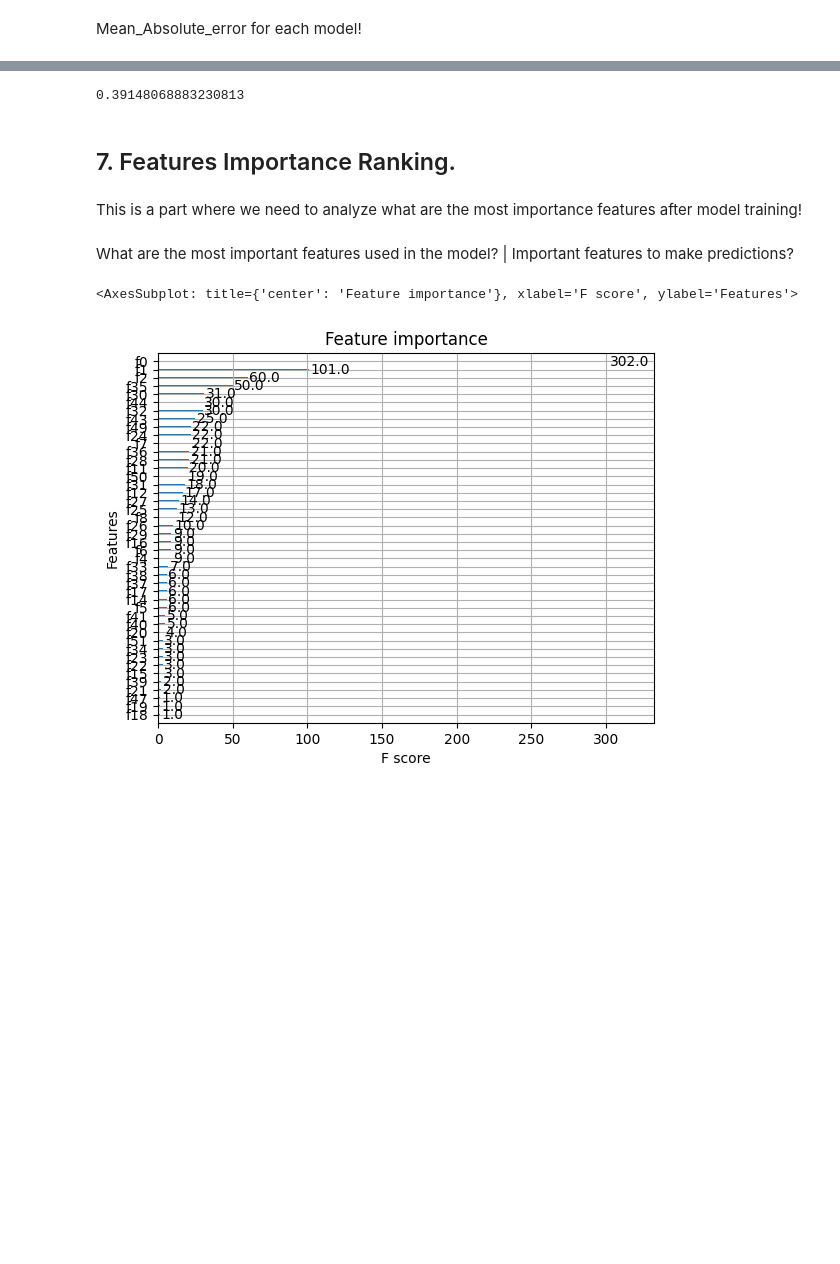
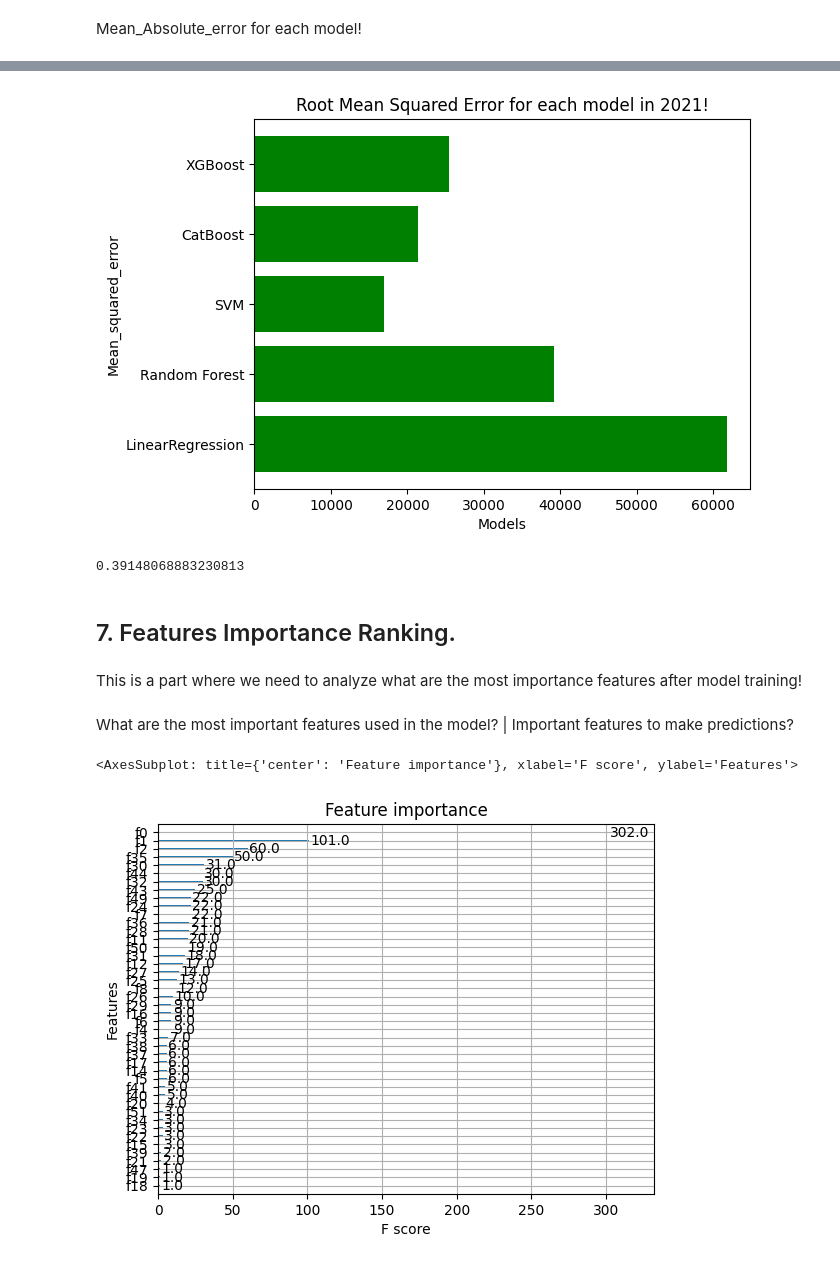
Before and after one commit to MGASALUCAS/TotoAfyaMbeya, a Jupyter notebook: Machine Learning Modeling - 2021.ipynb, the cells around one changed output, grey strips where cells are left out. Drawn from its saved outputs; the diff is of its cells as text; code cells hidden in the pictures; blank space fills up the shorter version.

```diff
--- a/Machine Learning Modeling - 2021.ipynb
+++ b/Machine Learning Modeling - 2021.ipynb
@@ -243,6 +253,9 @@ print('Model R^2 Score:', r2)
 print('Mean absolute error:', mae_value)
 
 
+rmseRandomForest = np.sqrt(mse)
+print(f"Root Mean Squared Error: {rmseRandomForest}")
+
 
 # Save the model in the file
 # joblib.dump(model, 'D:/Projects/CLIENTS/Toto Afya/Models/RandomRegressorModel.pkl')
@@ -279,6 +293,9 @@ print('Mean squared error:', mseXGboost)
 print('Mean absolute error:', maeXGboost)
 print('Model R^2 Score:', ScoreXGboost)
 
+rmseXGBoost = np.sqrt(mseXGboost)
+print(f"Root Mean Squared Error: {rmseXGBoost}")
+
 # joblib.dump(model, 'D:/Projects/CLIENTS/Toto Afya/Models/XGBoostModel.pkl')
 # %% [output]
 Mean squared error: 646243239.2237406
@@ -394,4 +412,7 @@ ScoreCatboost = r2_score(y_test, y_pred)
 print('Mean squared error:', mseCatboost)
 print('Mean absolute error:', maeCatboost)
 print('Model R^2 Score:', ScoreCatboost)
+
+rmseCatBoost = np.sqrt(mseCatboost)
+print(f"Root Mean Squared Error: {rmseCatBoost}")
 # %% [output]
@@ -558,6 +579,10 @@ print('Mean squared error:', mseSVM)
 print('Mean Absolute Error:', maeSVM)
 print('R^2 score:', ScoreSVM)
 
+rmseSVM = np.sqrt(mseSVM)
+print(f"Root Mean Squared Error: {rmseSVM}")
+
+
 # Saving the model
 # joblib.dump(model, 'D:/Projects/CLIENTS/Toto Afya/Models/SupportVectorMachine.pkl')
 # %% [output]
@@ -670,3 +703,26 @@ plt.show()
+# %%
+import matplotlib.pyplot as plt
+import numpy as np
+
+# define the model names and their corresponding scores
+model_names_for_mse = ['LinearRegression', 'Random Forest', 'SVM', 'CatBoost', 'XGBoost']
+mean_squared_error = [rmseLinearRegression, rmseRandomForest, rmseSVM, rmseCatBoost, rmseXGBoost]
+
+# create a horizontal bar plot to compare the model scores
+plt.barh(model_names_for_mse, mean_squared_error, color='green')
+
+# set the chart title and axis labels
+plt.title('Root Mean Squared Error for each model in 2021!')
+plt.xlabel('Models')
+plt.ylabel('Mean_squared_error')
+
+# set the y-axis range
+# plt.ylim([0, 1000000000000000])
+
+# display the plot
+plt.show()
+# %% [output]
+[figure, added]
 # %%
 print(ScoreLinearRegresion)
 # %% [output]
```
Also changed, not shown: parts of 10 cells of this notebook, 1 other file.
